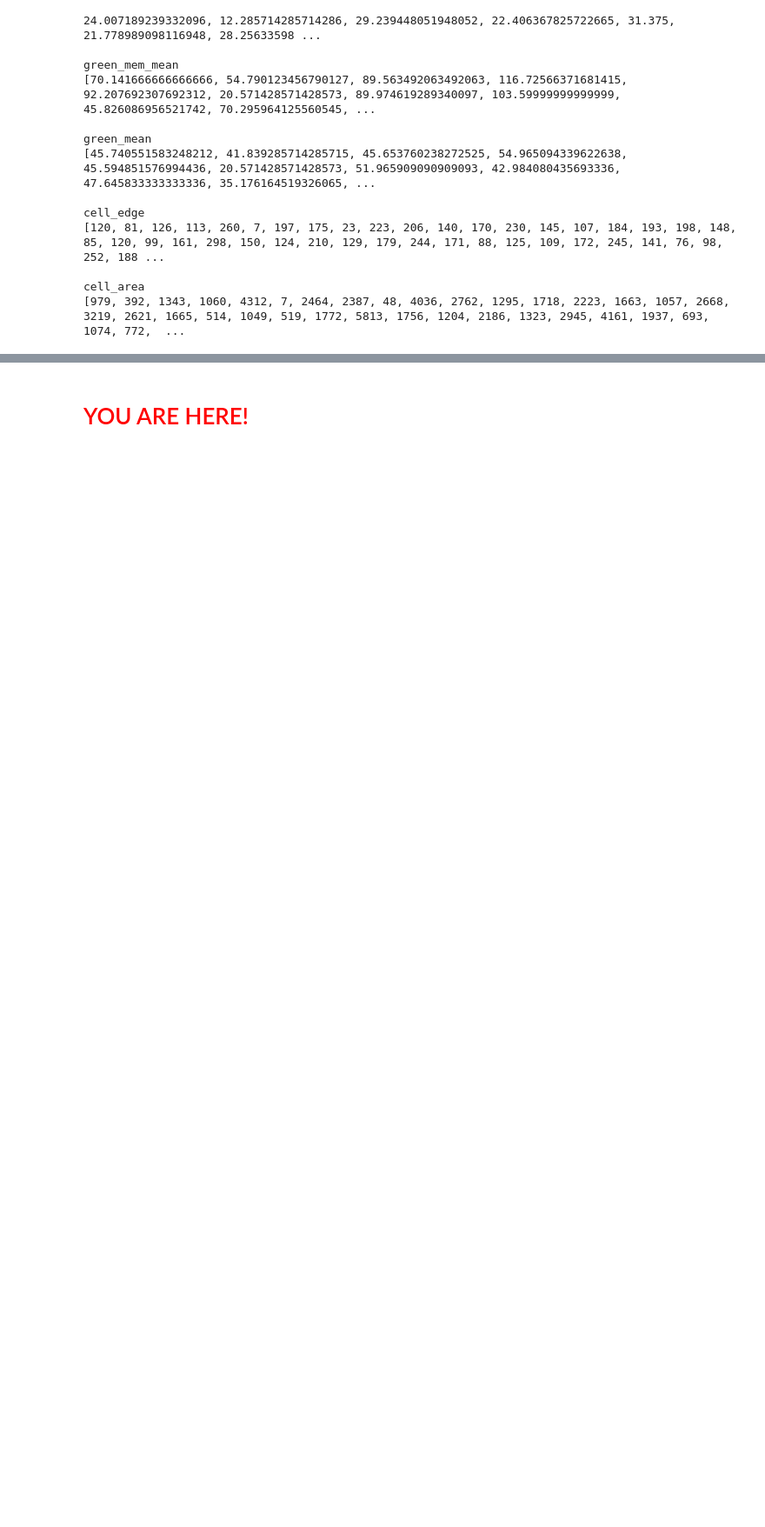
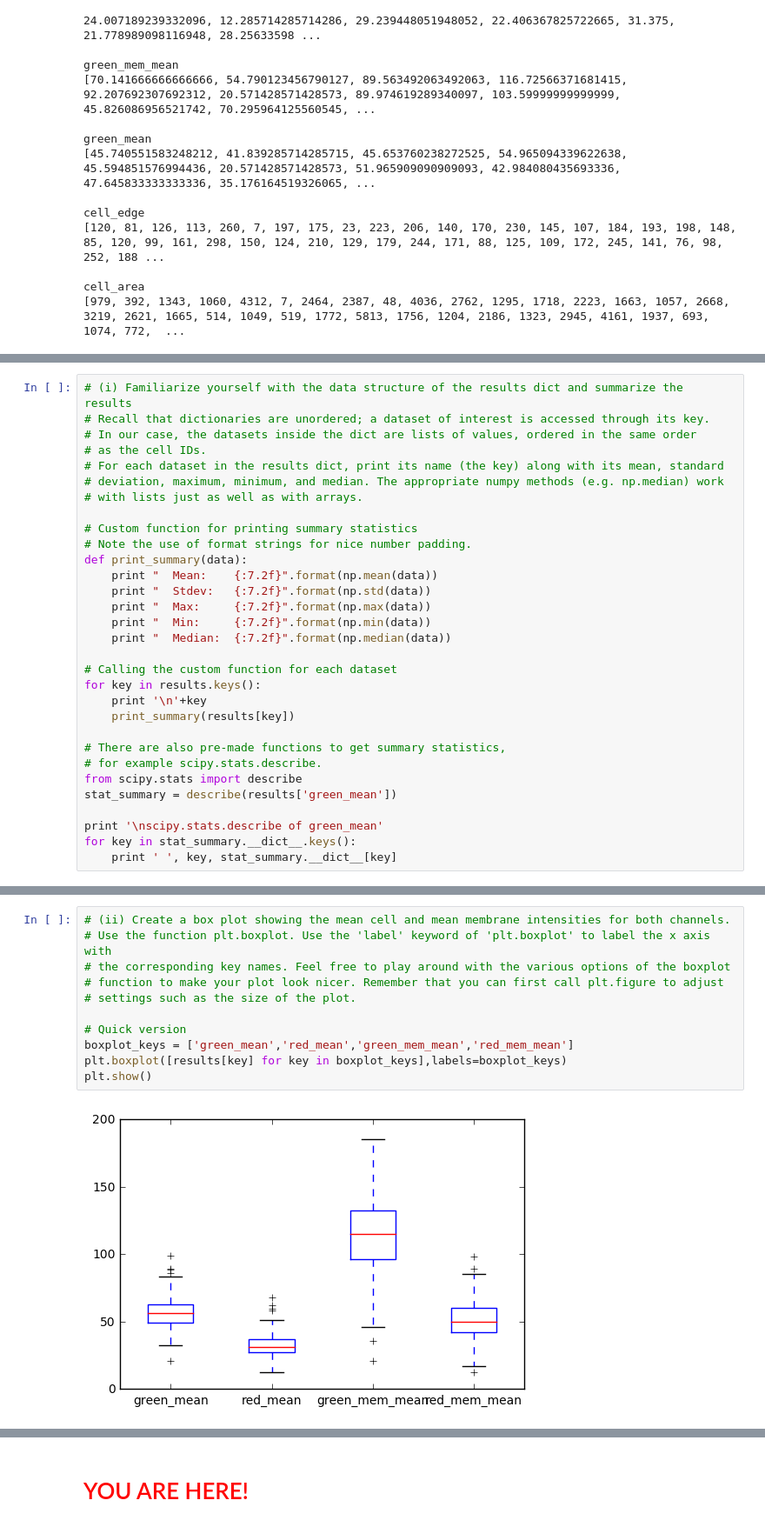
Before and after one commit to tobyhodges/python-workshop-image-processing, a Jupyter notebook: main_tutorial/tutorial_pipeline_solutions.ipynb, the cells around one changed output, grey strips where cells are left out. Shown at 87% size. Cells and saved outputs as stored; diff of their text form; blank space fills up the shorter version.

Commit message:
Modernized data analysis and plotting section.

```diff
--- a/main_tutorial/tutorial_pipeline_solutions.ipynb
+++ b/main_tutorial/tutorial_pipeline_solutions.ipynb
@@ -638,0 +647,31 @@ cell_area
+# %%
+# (i) Familiarize yourself with the data structure of the results dict and summarize the results
+# Recall that dictionaries are unordered; a dataset of interest is accessed through its key.
+# In our case, the datasets inside the dict are lists of values, ordered in the same order
+# as the cell IDs.
+# For each dataset in the results dict, print its name (the key) along with its mean, standard
+# deviation, maximum, minimum, and median. The appropriate numpy methods (e.g. np.median) work
+# with lists just as well as with arrays.
+
+# Custom function for printing summary statistics
+# Note the use of format strings for nice number padding.
+def print_summary(data):
+    print "  Mean:    {:7.2f}".format(np.mean(data))
+    print "  Stdev:   {:7.2f}".format(np.std(data))
+    print "  Max:     {:7.2f}".format(np.max(data))
+    print "  Min:     {:7.2f}".format(np.min(data))
+    print "  Median:  {:7.2f}".format(np.median(data))
+
+# Calling the custom function for each dataset
+for key in results.keys():
+    print '\n'+key
+    print_summary(results[key])
+
+# There are also pre-made functions to get summary statistics,
+# for example scipy.stats.describe.
+from scipy.stats import describe
+stat_summary = describe(results['green_mean'])
+
+print '\nscipy.stats.describe of green_mean'
+for key in stat_summary.__dict__.keys():
+    print ' ', key, stat_summary.__dict__[key]
@@ -638,0 +696,13 @@ cell_area
+# %%
+# (ii) Create a box plot showing the mean cell and mean membrane intensities for both channels.
+# Use the function plt.boxplot. Use the 'label' keyword of 'plt.boxplot' to label the x axis with
+# the corresponding key names. Feel free to play around with the various options of the boxplot
+# function to make your plot look nicer. Remember that you can first call plt.figure to adjust
+# settings such as the size of the plot.
+
+# Quick version
+boxplot_keys = ['green_mean','red_mean','green_mem_mean','red_mem_mean']
+plt.boxplot([results[key] for key in boxplot_keys],labels=boxplot_keys)
+plt.show()
+# %% [output]
+[figure, added]
```
Also changed, not shown: parts of 13 cells of this notebook, 1 other file.
